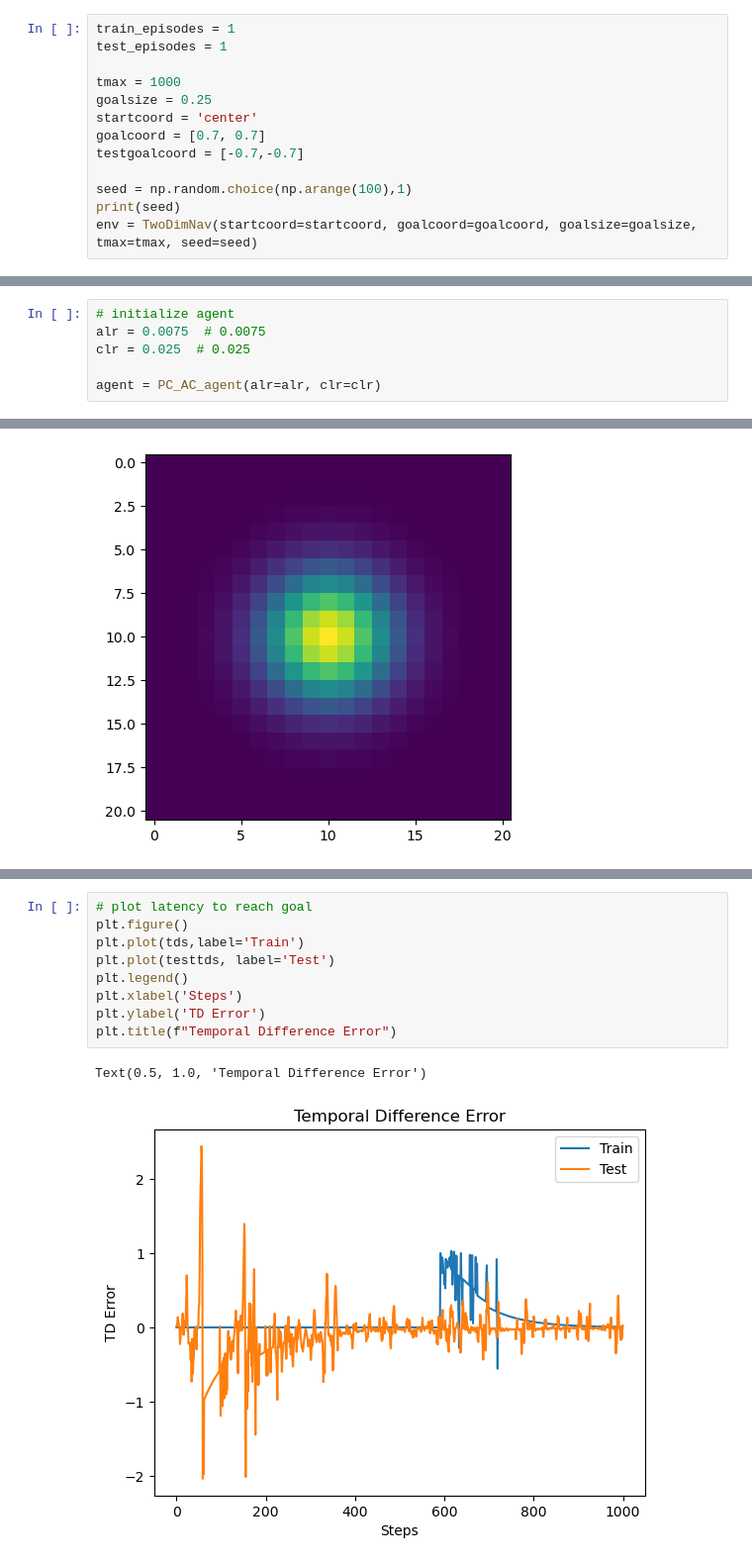
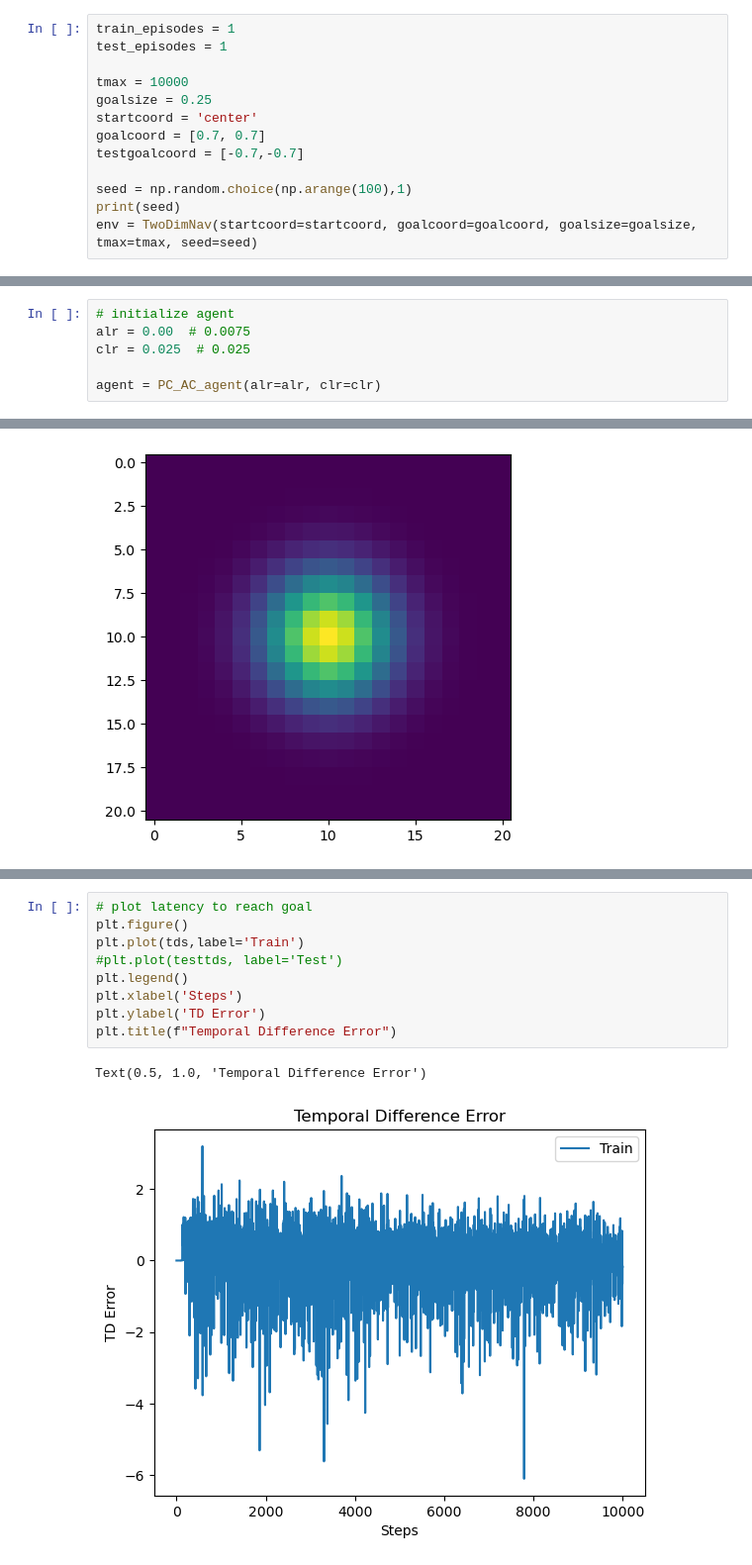
Before and after one commit to mgkumar138/ActorCritic_Dynamics, a Jupyter notebook: cont_AC_Hebb_onetrial.ipynb, the cells around one changed output, grey strips where cells are left out. Shown: that part at 99% size. Drawn from its saved outputs; the diff is of its cells as text.

```diff
--- a/cont_AC_Hebb_onetrial.ipynb
+++ b/cont_AC_Hebb_onetrial.ipynb
@@ -6,7 +6,7 @@ from backend import TwoDimNav, PC_AC_agent
 train_episodes = 1
 test_episodes = 1
 
-tmax = 1000
+tmax = 10000
 goalsize = 0.25
 startcoord = 'center'
 goalcoord = [0.7, 0.7]
@@ -20,6 +20,6 @@ env = TwoDimNav(startcoord=startcoord, goalcoord=goalcoord, goalsize=goalsize, t
 # %%
 # initialize agent
-alr = 0.0075  # 0.0075
+alr = 0.00  # 0.0075
 clr = 0.025  # 0.025
 
 agent = PC_AC_agent(alr=alr, clr=clr)
@@ -153,12 +153,12 @@ Text(0.5, 1.0, 'Completion: Train:409/1, Test: 0/1')
 # %%
 # plot latency to reach goal
 plt.figure()
 plt.plot(tds,label='Train')
-plt.plot(testtds, label='Test')
+#plt.plot(testtds, label='Test')
 plt.legend()
 plt.xlabel('Steps')
 plt.ylabel('TD Error')
 plt.title(f"Temporal Difference Error")
 # %% [output]
 Text(0.5, 1.0, 'Temporal Difference Error')
-[figure, old version]
+[figure, new version]
```
Also changed, not shown: parts of 9 cells of this notebook, 6 other files.
